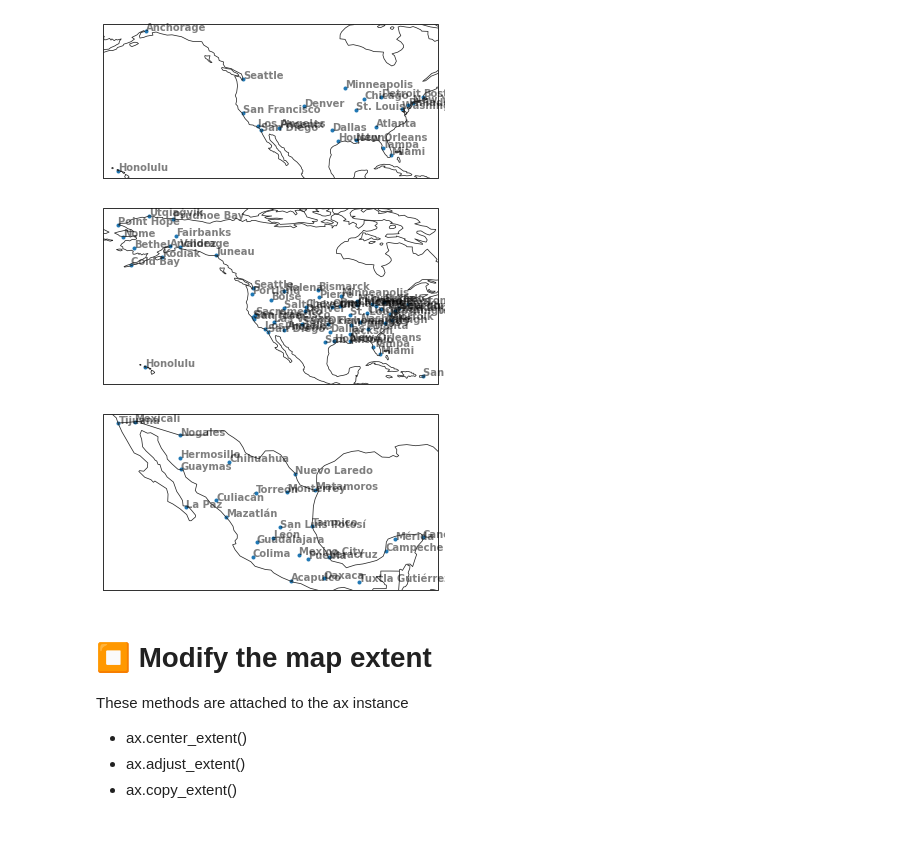
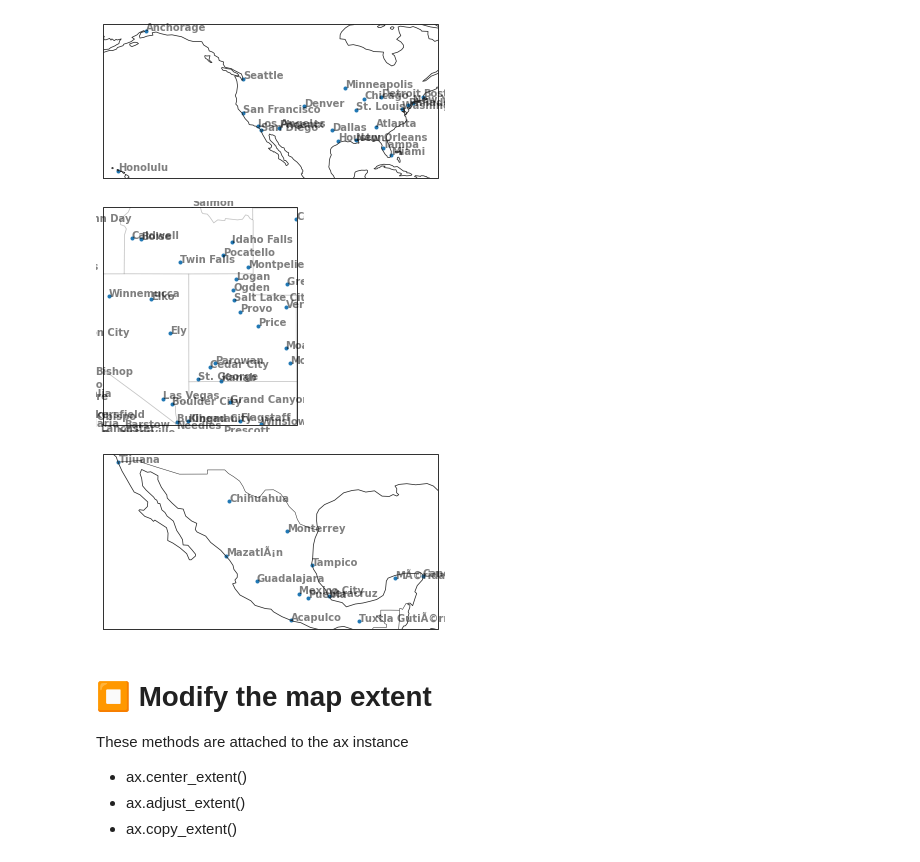
Before and after one commit to blaylockbk/Carpenter_Workshop, a Jupyter notebook: notebooks/demo_cartopy_tools.ipynb, the cells around one changed output. Drawn from its saved outputs; the diff is of its cells as text; code cells hidden in the pictures; blank space fills up the shorter version.

```diff
--- a/notebooks/demo_cartopy_tools.ipynb
+++ b/notebooks/demo_cartopy_tools.ipynb
@@ -157,13 +209,15 @@ ax = common_features(PLACES=True)
 # %%
 # Large cities have small rank
 # Small cities have large rank
-ax = common_features(PLACES=True, PLACES_kwargs={'rank':3})
+ax = common_features().STATES().PLACES(rank=7).ax
+
+ax.set_extent([-118, -109, 35, 45])
 # %% [output]
-[figure, old version]
+[figure, new version]
 # %%
-ax = common_features(BORDERS=True, PLACES=True, PLACES_kwargs={'rank':4, 'country':'Mexico'})
+ax = common_features().BORDERS().PLACES(rank=3, country='Mexico')
 # %% [output]
-[figure, old version]
+[figure, new version]
 # %% [markdown]
 # ⏹ Modify the map extent
 These methods are attached to the ax instance
```
Also changed, not shown: parts of 35 cells of this notebook, 3 other files.
